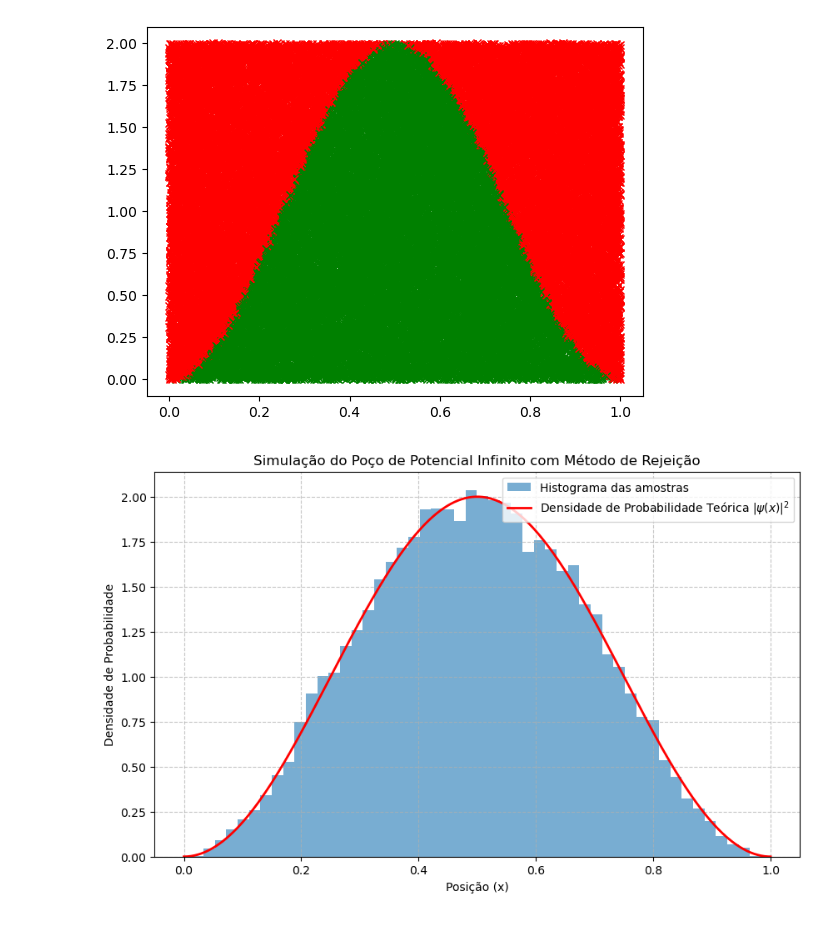
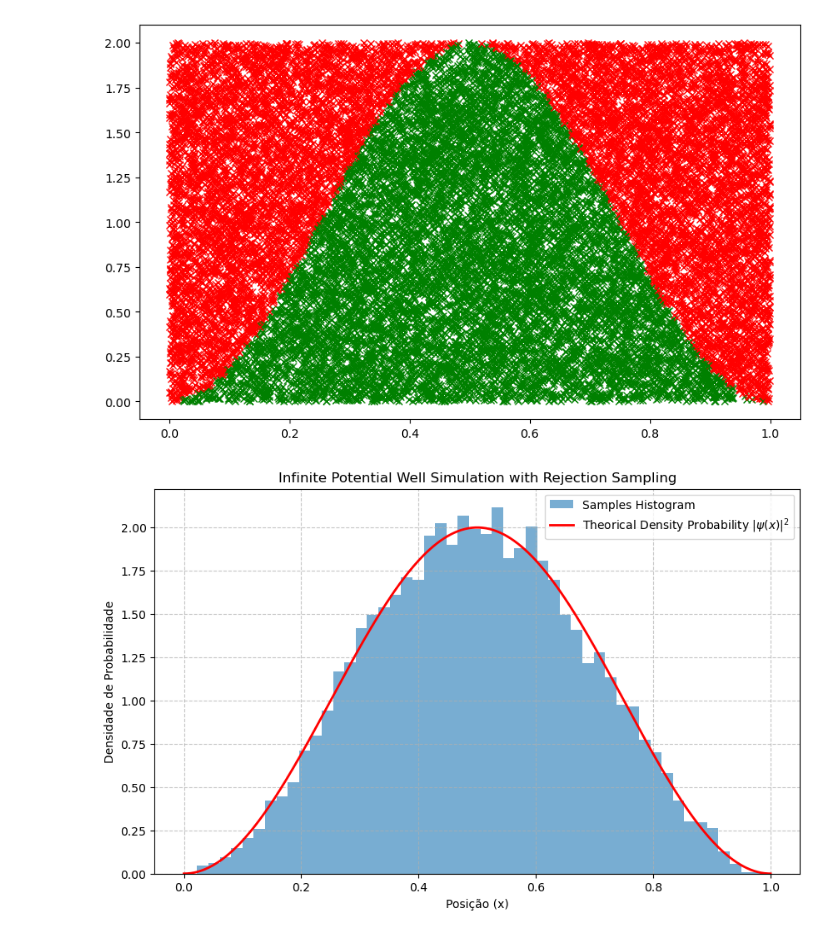
Before and after one commit to VBritis/Quantum-Wave-Function-Inference, a Jupyter notebook: Quantum.ipynb, the cells around one changed output. Cells and saved outputs as stored; diff of their text form; code cells hidden in the pictures.

```diff
--- a/Quantum.ipynb
+++ b/Quantum.ipynb
@@ -15,14 +15,9 @@ def p_density(x, L=1.0):
     return psi_ground(x, L)**2
 
 def rejection_sample_positions(n_samples=2000, L=1.0):
-    """
-    Gera amostras de posição usando o método de rejeição para o poço infinito.
-    Não plota os pontos individualmente como no seu código original, apenas retorna as amostras.
-    """
     samples = []
-    # Densidade máxima para o poço infinito é 2/L
     max_density = 2 / L
-
+    plt.figure(figsize=(10, 6))
     while len(samples) < n_samples:
         x = np.random.uniform(0, L)
         u = np.random.uniform(0, max_density)
@@ -37,48 +32,48 @@ def rejection_sample_positions(n_samples=2000, L=1.0):
 
 def metropolis_hastings(n_samples=2000, L=1.0, sigma=0.1):
     samples = []
-    x = np.random.uniform(0,L) #Valor inicial aleatório
+    x = np.random.uniform(0,L)
     accepted = 0
 
     while len(samples) < n_samples:
-        x_proposal = x + np.random.normal(0, sigma) #Novo x
+        x_proposal = x + np.random.normal(0, sigma)
 
         if x_proposal < 0 or x_proposal > L:
-            samples.append(x)   # rejeita automaticamente e repete o valor atual
+            samples.append(x)
             continue
 
         p_current = p_density(x, L)
         p_proposal = p_density(x_proposal, L) ##UTILIZAMOS A MESMA FUNÇÃO DE DENSIDADE!
         accep_ratio = p_proposal / p_current #Se a densidade de probabilidade do novo x for maior que a do atual a razão sempre será > 1! 2/1 = 2! Caso contrário, rejeitamos x com uma probabilidade da razão pois tem menos chance de ocorrer.
 
         u = np.random.uniform(0,1)
 
         if u < min(1,   accep_ratio): #Se nossa proposta tiver densidade melhor, então o min será 1 e u < 1 sempre será verdade! Caso a proposta tiver densidade menor, ainda aceitamos ela, porém com uma probabilidade que depende de um número aleatório de 0 -1 (Acaso)!
             x = x_proposal
             accepted += 1
         samples.append(x)
 
     return np.array(samples)
 
 # Geração de amostras para o poço infinito
-n_samples = 20000
+n_samples = 10000
 L_val = 1.0
 samples_infinite = rejection_sample_positions(n_samples, L=L_val)
 
 # # Plotagem para o poço infinito (com histograma e função de onda teórica)
 plt.figure(figsize=(10, 6))
-plt.hist(samples_infinite, bins=50, density=True, alpha=0.6, label='Histograma das amostras')
+plt.hist(samples_infinite, bins=50, density=True, alpha=0.6, label='Samples Histogram')
 x_plot = np.linspace(0, L_val, 500)
-plt.plot(x_plot, p_density(x_plot, L_val), color='red', linewidth=2, label='Densidade de Probabilidade Teórica $|\psi(x)|^2$')
-plt.title('Simulação do Poço de Potencial Infinito com Método de Rejeição')
+plt.plot(x_plot, p_density(x_plot, L_val), color='red', linewidth=2, label='Theorical Density Probability $|\psi(x)|^2$')
+plt.title('Infinite Potential Well Simulation with Rejection Sampling')
 plt.xlabel('Posição (x)')
 plt.ylabel('Densidade de Probabilidade')
 plt.legend()
 plt.grid(True, linestyle='--', alpha=0.7)
 plt.show()
 # %% [output]
-[figure, old version]
+[figure, new version]
-[figure, old version]
+[figure, new version]
 # %%
 n_samples = 20000
 L_val = 1.0
```
Also changed, not shown: parts of 6 cells of this notebook, 4 other files.
